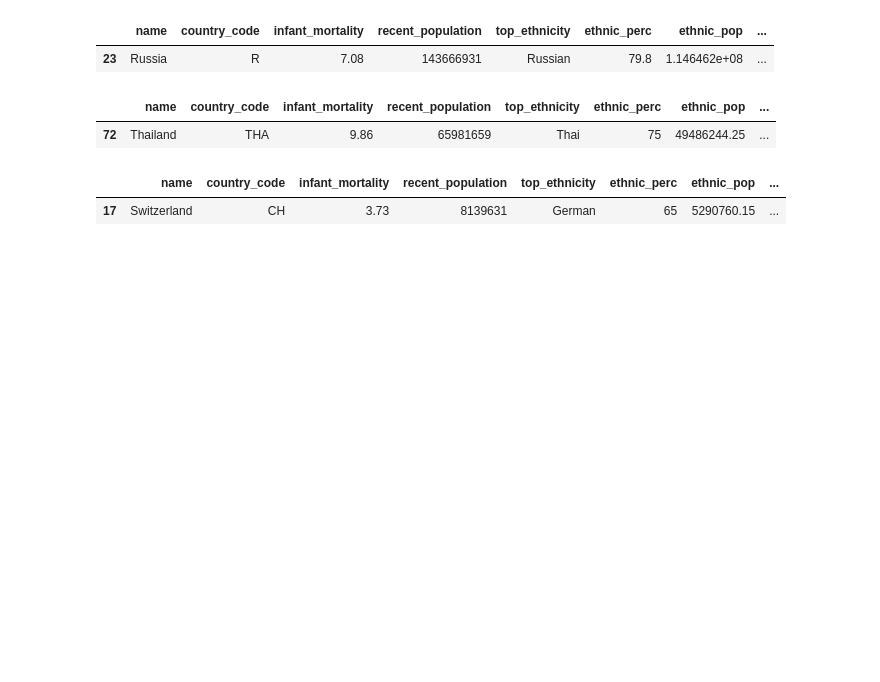
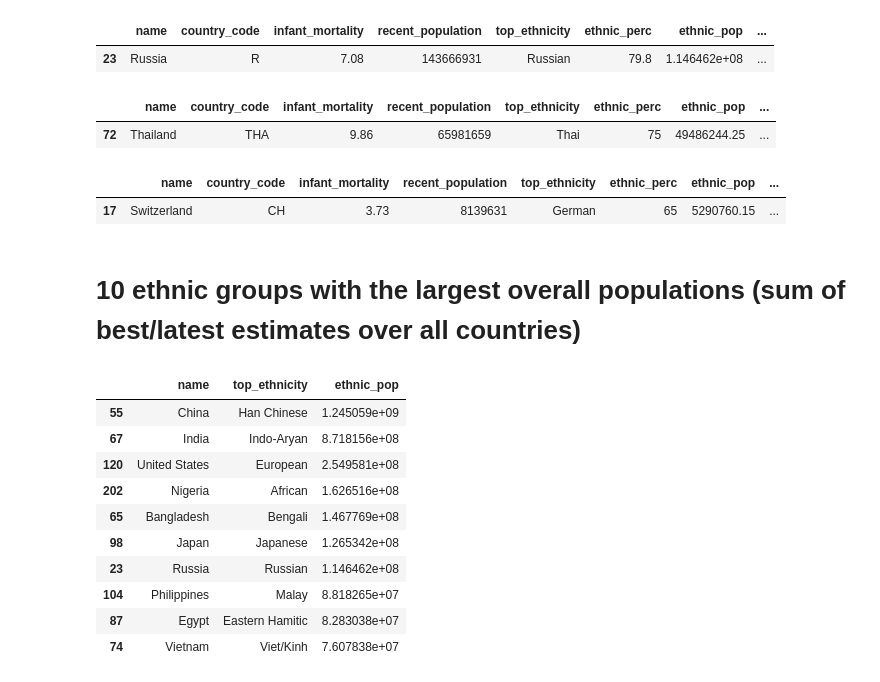
Before and after one commit to TJBANEY/Springboard-Code, a Jupyter notebook: sliderule_dsi_xml_exercise.ipynb, the cells around one changed output. Drawn from its saved outputs; the diff is of its cells as text; code cells hidden in the pictures; blank space fills up the shorter version.

```diff
--- a/sliderule_dsi_xml_exercise.ipynb
+++ b/sliderule_dsi_xml_exercise.ipynb
@@ -178,3 +268,19 @@ findTopValue(country_df, 'lake_area')
 # %% [output]
 |  | name | country_code | infant_mortality | recent_population | top_ethnicity | ethnic_perc | ethnic_pop | ... |
 | 17 | Switzerland | CH | 3.73 | 8139631 | German | 65 | 5290760.15 | ... |
+# %% [markdown]
+# 10 ethnic groups with the largest overall populations (sum of best/latest estimates over all countries)
+# %%
+country_df.sort_values('ethnic_pop', ascending=False).iloc[:10][['name', 'top_ethnicity', 'ethnic_pop']]
+# %% [output]
+|  | name | top_ethnicity | ethnic_pop |
+| 55 | China | Han Chinese | 1.245059e+09 |
+| 67 | India | Indo-Aryan | 8.718156e+08 |
+| 120 | United States | European | 2.549581e+08 |
+| 202 | Nigeria | African | 1.626516e+08 |
+| 65 | Bangladesh | Bengali | 1.467769e+08 |
+| 98 | Japan | Japanese | 1.265342e+08 |
+| 23 | Russia | Russian | 1.146462e+08 |
+| 104 | Philippines | Malay | 8.818265e+07 |
+| 87 | Egypt | Eastern Hamitic | 8.283038e+07 |
+| 74 | Vietnam | Viet/Kinh | 7.607838e+07 |
```
Also changed, not shown: parts of 9 cells of this notebook.
